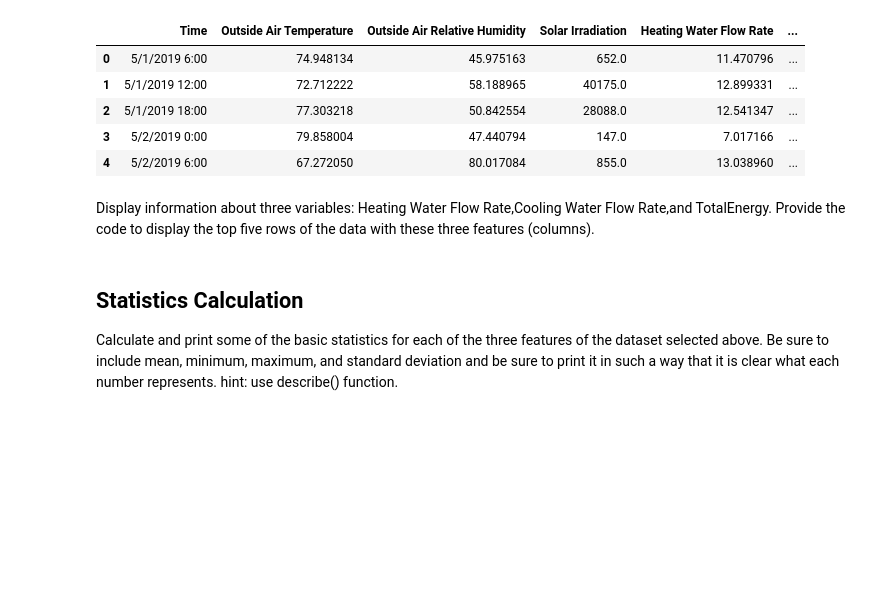
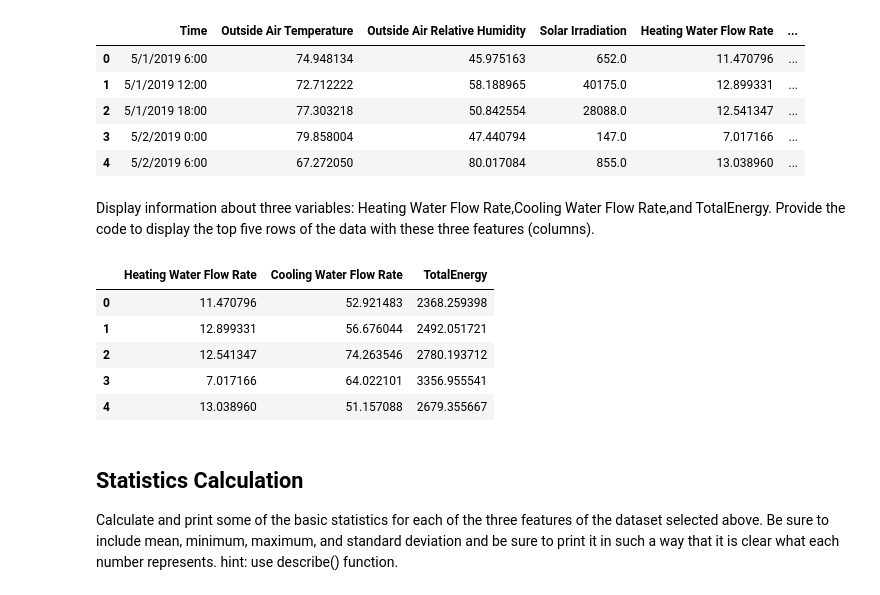
Before and after one commit to ncat-morrow/isen-project-1-loading, a Jupyter notebook: ISEN_370_Project_1_Assignment.ipynb, the cells around one changed output. Cells and saved outputs as stored; diff of their text form; code cells hidden in the pictures; blank space fills up the shorter version.

```diff
--- a/ISEN_370_Project_1_Assignment.ipynb
+++ b/ISEN_370_Project_1_Assignment.ipynb
@@ -36,6 +37,16 @@ Provide two lines of code below to read the csv data and display the first 5 row
 # %% [markdown]
 Display information about three variables: Heating Water Flow Rate,Cooling Water Flow Rate,and TotalEnergy.
 Provide the code to display the top five rows of the data with these three features (columns).
+# %%
+features = data[['Heating Water Flow Rate', 'Cooling Water Flow Rate', 'TotalEnergy']]
+features.head()
+# %% [output]
+|  | Heating Water Flow Rate | Cooling Water Flow Rate | TotalEnergy |
+| 0 | 11.470796 | 52.921483 | 2368.259398 |
+| 1 | 12.899331 | 56.676044 | 2492.051721 |
+| 2 | 12.541347 | 74.263546 | 2780.193712 |
+| 3 | 7.017166 | 64.022101 | 3356.955541 |
+| 4 | 13.038960 | 51.157088 | 2679.355667 |
 # %% [markdown]
 ## Statistics Calculation
 
```
Also changed, not shown: parts of 1 cell of this notebook.
